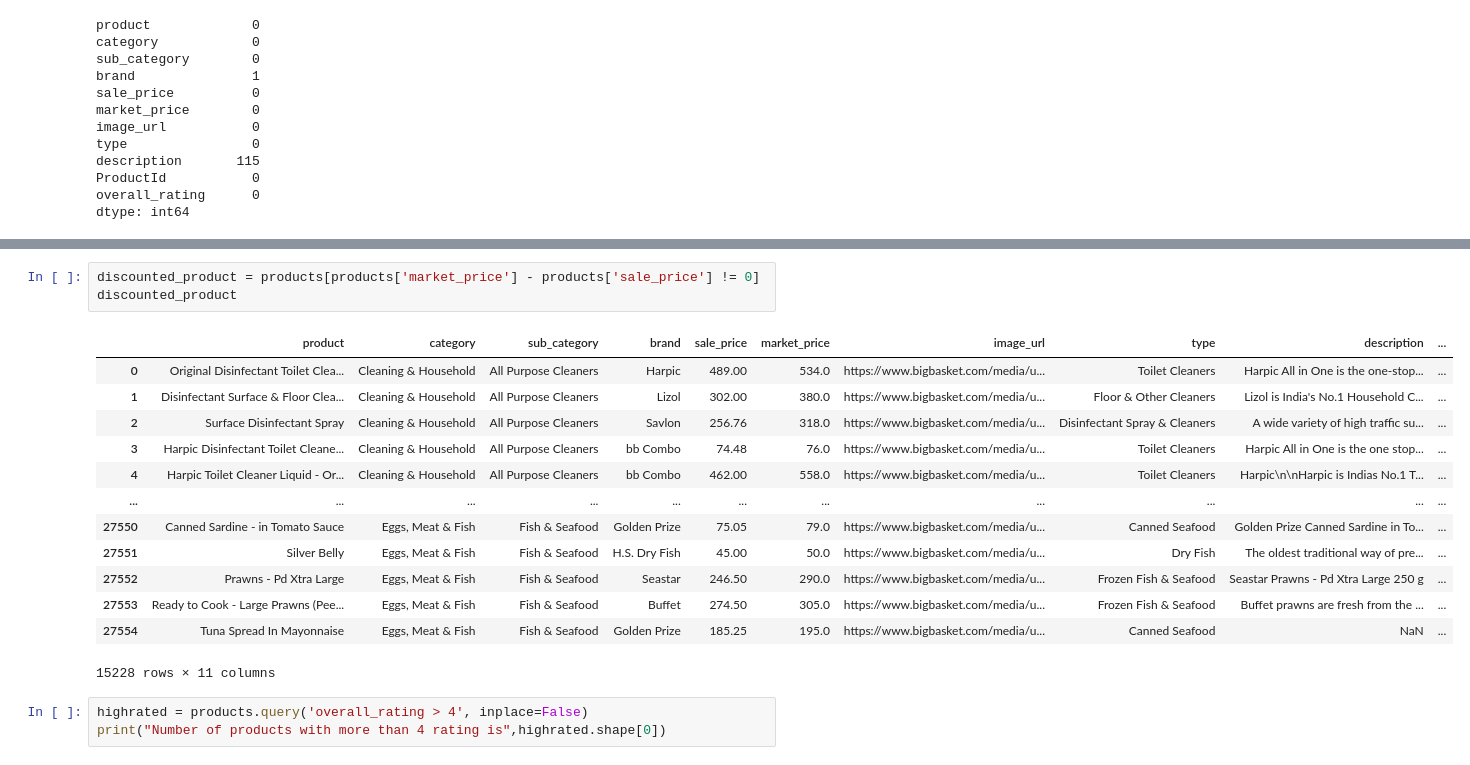
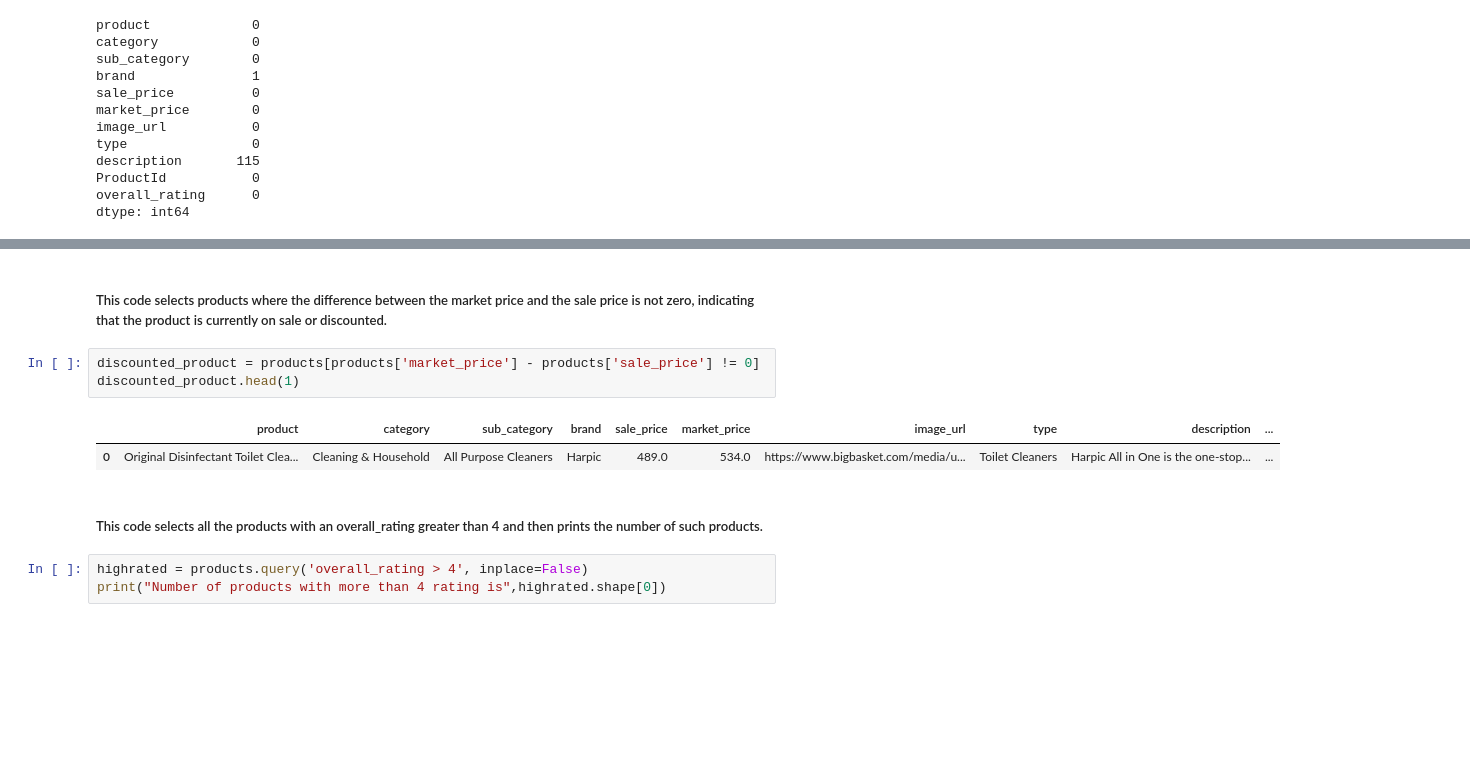
Before and after one commit to SharifulHasnine/product-recomendation-engine, a Jupyter notebook: Product Recommendation Engine.ipynb, the cells around one changed output, grey strips where cells are left out. Saved outputs shown, nothing was run; the diff lists cells and outputs as text; blank space fills up the shorter version.

```diff
--- a/Product Recommendation Engine.ipynb
+++ b/Product Recommendation Engine.ipynb
@@ -231,23 +238,16 @@ fig = px.bar(category_amount_sales, x='rating' , y="Value", color='Value' , titl
 fig.show()
 # %% [output]
 [interactive output not drawn]
+# %% [markdown]
+##### This code selects products where the difference between the market price and the sale price is not zero, indicating that the product is currently on sale or discounted.
 # %%
 discounted_product = products[products['market_price'] - products['sale_price'] != 0]
-discounted_product
+discounted_product.head(1)
 # %% [output]
 |  | product | category | sub_category | brand | sale_price | market_price | image_url | type | description | ... |
-| 0 | Original Disinfectant Toilet Clea... | Cleaning & Household | All Purpose Cleaners | Harpic | 489.00 | 534.0 | https://www.bigbasket.com/media/u... | Toilet Cleaners | Harpic All in One is the one-stop... | ... |
-| 1 | Disinfectant Surface & Floor Clea... | Cleaning & Household | All Purpose Cleaners | Lizol | 302.00 | 380.0 | https://www.bigbasket.com/media/u... | Floor & Other Cleaners | Lizol is India's No.1 Household C... | ... |
-| 2 | Surface Disinfectant Spray | Cleaning & Household | All Purpose Cleaners | Savlon | 256.76 | 318.0 | https://www.bigbasket.com/media/u... | Disinfectant Spray & Cleaners | A wide variety of high traffic su... | ... |
-| 3 | Harpic Disinfectant Toilet Cleane... | Cleaning & Household | All Purpose Cleaners | bb Combo | 74.48 | 76.0 | https://www.bigbasket.com/media/u... | Toilet Cleaners | Harpic All in One is the one stop... | ... |
-| 4 | Harpic Toilet Cleaner Liquid - Or... | Cleaning & Household | All Purpose Cleaners | bb Combo | 462.00 | 558.0 | https://www.bigbasket.com/media/u... | Toilet Cleaners | Harpic\n\nHarpic is Indias No.1 T... | ... |
-| ... | ... | ... | ... | ... | ... | ... | ... | ... | ... | ... |
-| 27550 | Canned Sardine - in Tomato Sauce | Eggs, Meat & Fish | Fish & Seafood | Golden Prize | 75.05 | 79.0 | https://www.bigbasket.com/media/u... | Canned Seafood | Golden Prize Canned Sardine in To... | ... |
-| 27551 | Silver Belly | Eggs, Meat & Fish | Fish & Seafood | H.S. Dry Fish | 45.00 | 50.0 | https://www.bigbasket.com/media/u... | Dry Fish | The oldest traditional way of pre... | ... |
-| 27552 | Prawns - Pd Xtra Large | Eggs, Meat & Fish | Fish & Seafood | Seastar | 246.50 | 290.0 | https://www.bigbasket.com/media/u... | Frozen Fish & Seafood | Seastar Prawns - Pd Xtra Large 250 g | ... |
-| 27553 | Ready to Cook - Large Prawns (Pee... | Eggs, Meat & Fish | Fish & Seafood | Buffet | 274.50 | 305.0 | https://www.bigbasket.com/media/u... | Frozen Fish & Seafood | Buffet prawns are fresh from the ... | ... |
-| 27554 | Tuna Spread In Mayonnaise | Eggs, Meat & Fish | Fish & Seafood | Golden Prize | 185.25 | 195.0 | https://www.bigbasket.com/media/u... | Canned Seafood | NaN | ... |
+| 0 | Original Disinfectant Toilet Clea... | Cleaning & Household | All Purpose Cleaners | Harpic | 489.0 | 534.0 | https://www.bigbasket.com/media/u... | Toilet Cleaners | Harpic All in One is the one-stop... | ... |
-15228 rows × 11 columns
+# %% [markdown]
+##### This code selects all the products with an overall_rating greater than 4 and then prints the number of such products.
 # %%
 highrated = products.query('overall_rating > 4', inplace=False)
 print("Number of products with more than 4 rating is",highrated.shape[0])
```
Also changed, not shown: parts of 18 cells of this notebook.
